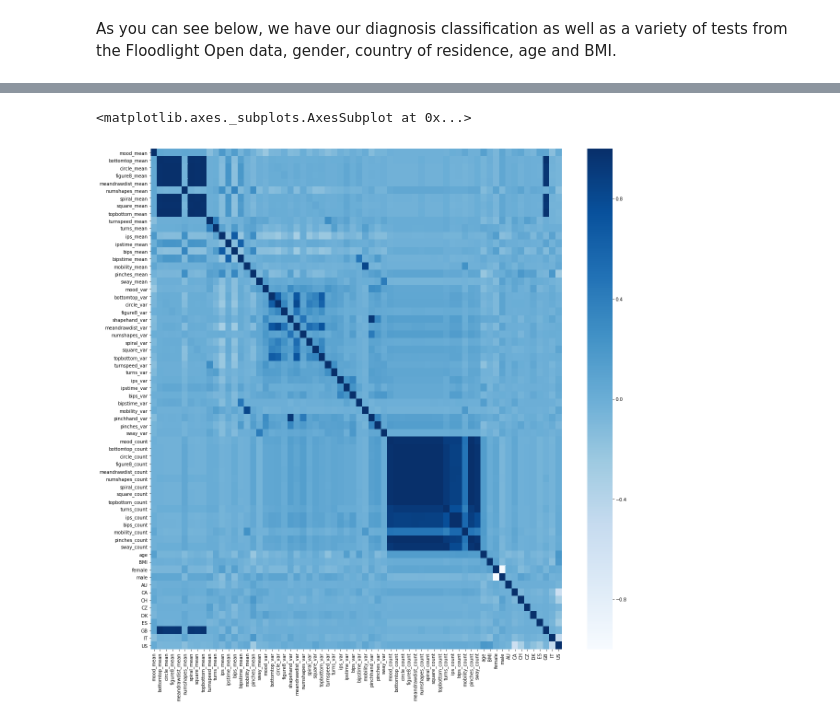
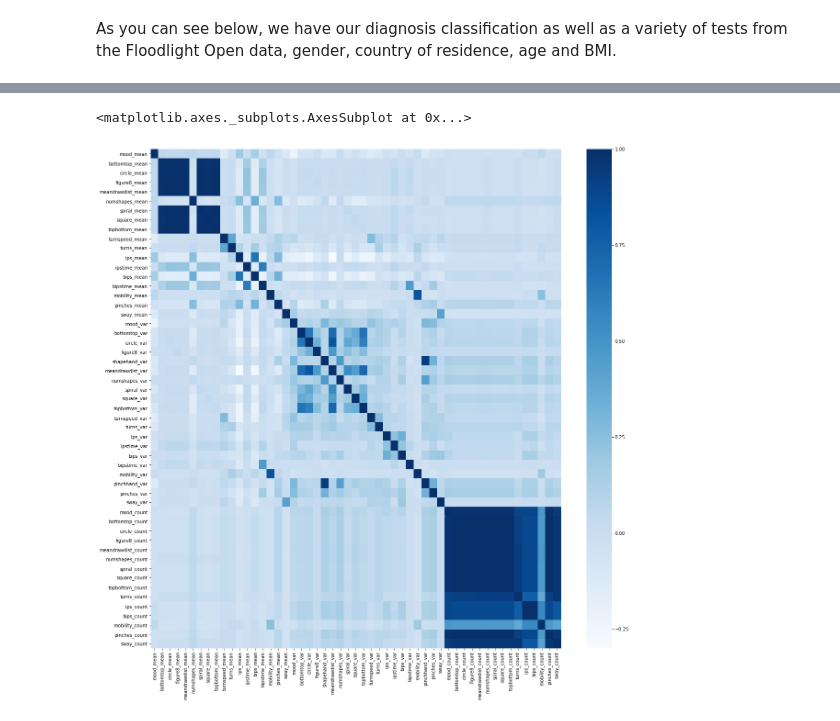
Before and after one commit to ndelrossi7/FloodlightOpenModel, a Jupyter notebook: Mod5Notebook.ipynb, the cells around one changed output, grey strips where cells are left out. Cells and saved outputs as stored; diff of their text form; code cells hidden in the pictures.

```diff
--- a/Mod5Notebook.ipynb
+++ b/Mod5Notebook.ipynb
@@ -35,6 +27,6 @@ maindf.head()
 # %%
 plt.figure(figsize = (20, 20))
-sns.heatmap(maindf.corr(), cmap = 'Blues')
+sns.heatmap(maindf.iloc[:, 2:-13].corr(), cmap = 'Blues')
 # %% [output]
 <matplotlib.axes._subplots.AxesSubplot at 0x...>
-[figure, old version]
+[figure, new version]
```
Also changed, not shown: parts of 34 cells of this notebook, 3 other files.
